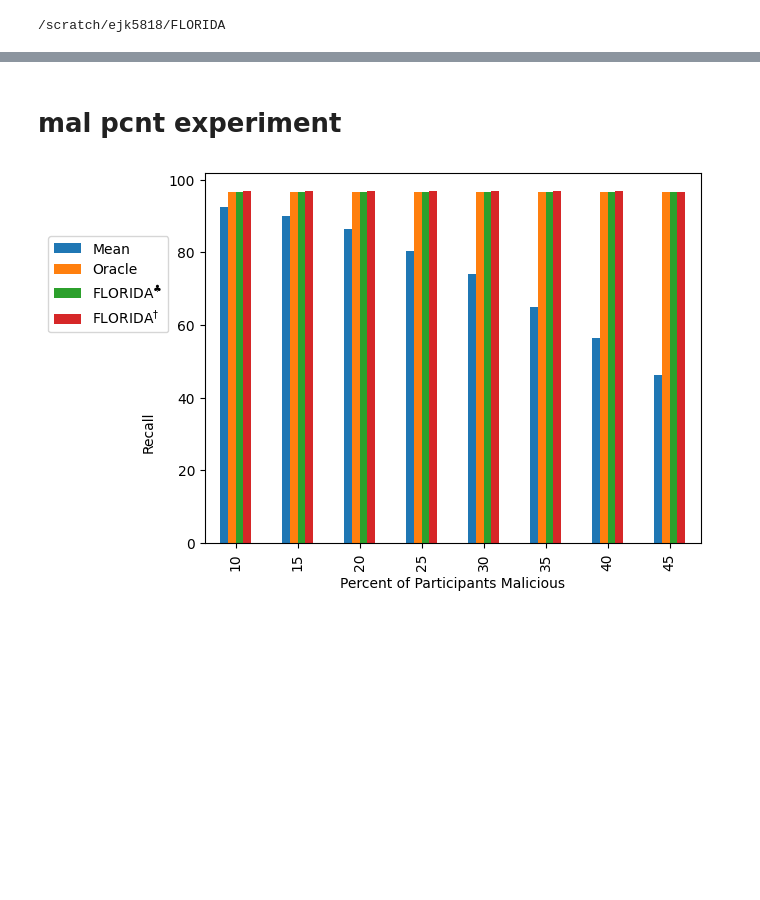
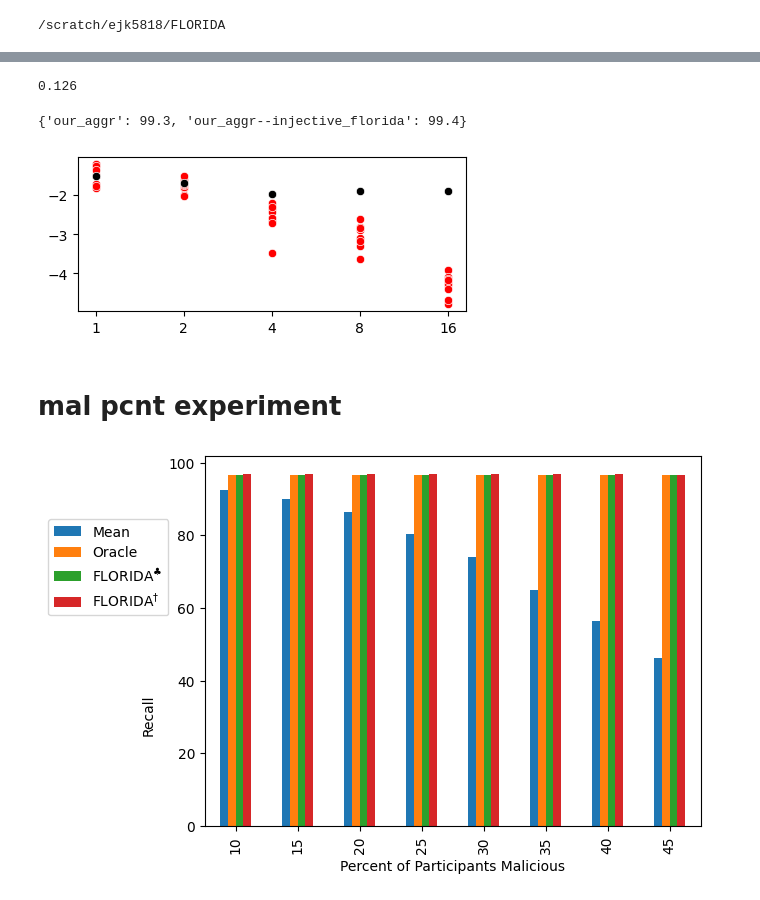
Before and after one commit to ehsanul9511/FLShield, a Jupyter notebook: plot_utils.ipynb, the cells around one changed output, grey strips where cells are left out. Saved outputs shown, nothing was run; the diff lists cells and outputs as text; code cells hidden in the pictures; blank space fills up the shorter version.

```diff
--- a/plot_utils.ipynb
+++ b/plot_utils.ipynb
@@ -6,0 +42,5 @@ from plot_utils import *
+# %%
+# count the percentage of cells less than 10
+np.sum(lsrs < 10) / (lsrs.shape[0] * lsrs.shape[1])
+# %% [output]
+0.126
@@ -7,3 +57,26 @@ from plot_utils import *
+# %%
+get_synthetic_class_imbalance_results()
+# %% [output]
+{'our_aggr': 99.3, 'our_aggr--injective_florida': 99.4}
+# %%
+lipc_scores = {}
+lipc_scores['1'] = [-1.4826076, -1.2076356, -1.5119137, -1.7150233, -1.804878, -1.2119176, -1.7574775, -1.5152116, -1.2617867, -1.3559153, -1.187488, -1.9661305, -1.2410287, -1.1150868, -2.4803462, -1.317392, -2.3392684, -1.3782816, -2.5357063, -2.1457198, -1.7810752, -0.98063624, -1.4054787, -1.5576836, -1.7859224]
+lipc_scores['2'] = [-1.6976492, -1.6786586, -1.8023609, -1.7936193, -1.981856, -1.608583, -2.0137217, -1.7506098, -1.5004457, -1.7186686, -1.2035565, -1.5639693, -1.2116596, -1.1499349, -2.3217092, -1.334174, -2.120308, -1.398689, -2.0709105, -1.9093592, -1.8754301, -1.0102605, -1.3011329, -1.4960691, -1.9525906]
+lipc_scores['4'] = [-2.3045642, -2.2030127, -3.4685798, -2.5807443, -2.355593, -2.6584382, -2.4390507, -2.5896664, -2.7179043, -2.3064425, -1.0058863, -1.4377023, -1.1382118, -1.0718521, -1.9772036, -1.1611596, -1.986793, -1.3030947, -1.9490058, -1.7693564, -1.9603033, -0.9887726, -1.1763885, -1.3076452, -1.7221181]
+lipc_scores['8'] = [-2.8622582, -2.892383, -3.6256716, -3.2952704, -2.6032658, -3.0882392, -2.8410566, -2.8233519, -3.183339, -2.846962, -1.008003, -1.4044127, -1.0815262, -1.0369006, -1.9288341, -1.0590895, -1.8859634, -1.1575285, -1.9094867, -1.6768776, -1.7546619, -0.9367329, -1.2258935, -1.212255, -1.6033318]
+lipc_scores['16'] = [-3.9047816, -4.088111, -4.2982354, -4.2274294, -4.791713, -4.2651634, -4.1479354, -4.39553, -4.1746707, -4.6885123, -1.1395733, -1.6400816, -1.2266237, -1.1590679, -1.8813775, -1.2238387, -1.8522073, -1.291401, -1.8211724, -1.9099914, -2.0083055, -1.1055102, -1.4898399, -1.4677502, -1.7599251]
+# %%
+# use sns to plot lipc scores with key as x values and values as y values
+import seaborn as sns
+import matplotlib.pyplot as plt
+import numpy as np
+plt.figure(figsize=(5, 2))
+for key in lipc_scores.keys():
+    sns.scatterplot(x=[key]*10, y=lipc_scores[key][:10], color = 'red')
+for key in lipc_scores.keys():
+    sns.scatterplot(x=[key], y=np.median(lipc_scores[key]), color = 'black')
+# %% [output]
+[figure, added]
 # %% [markdown]
 # mal pcnt experiment
 # %%
```
Also changed, not shown: parts of 14 cells of this notebook, 41 other files.
